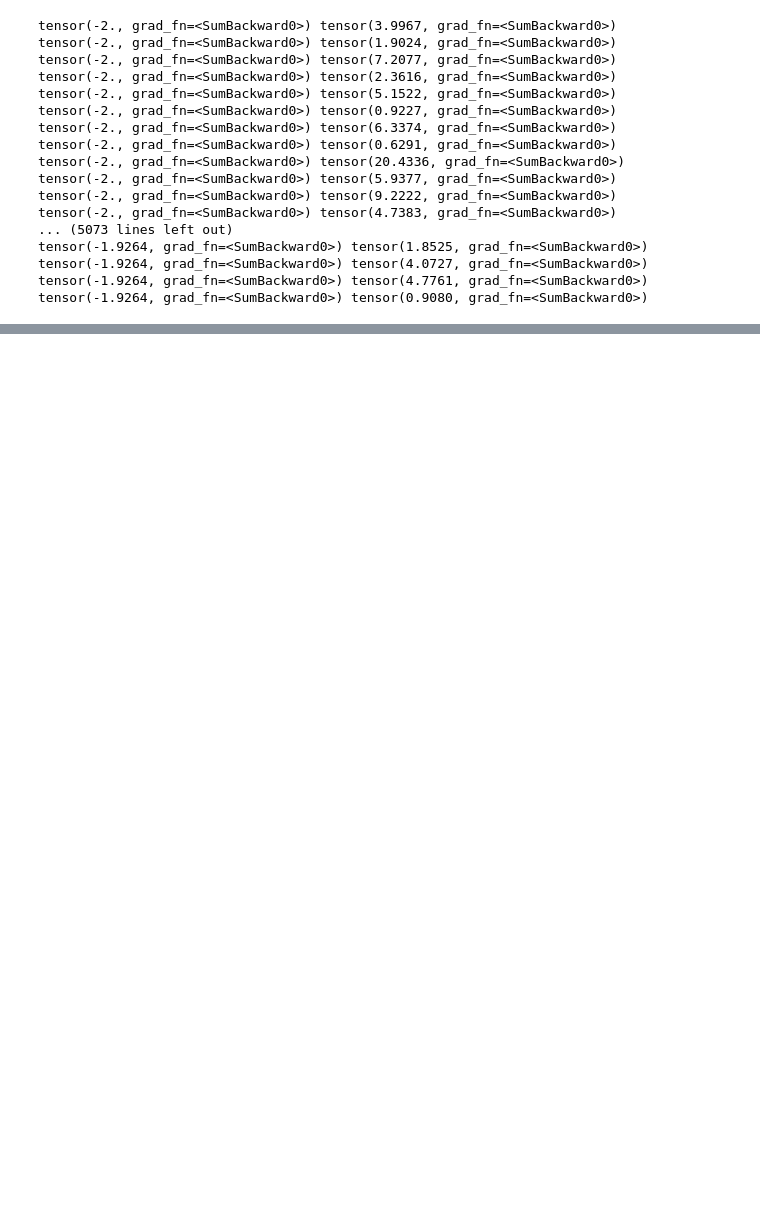
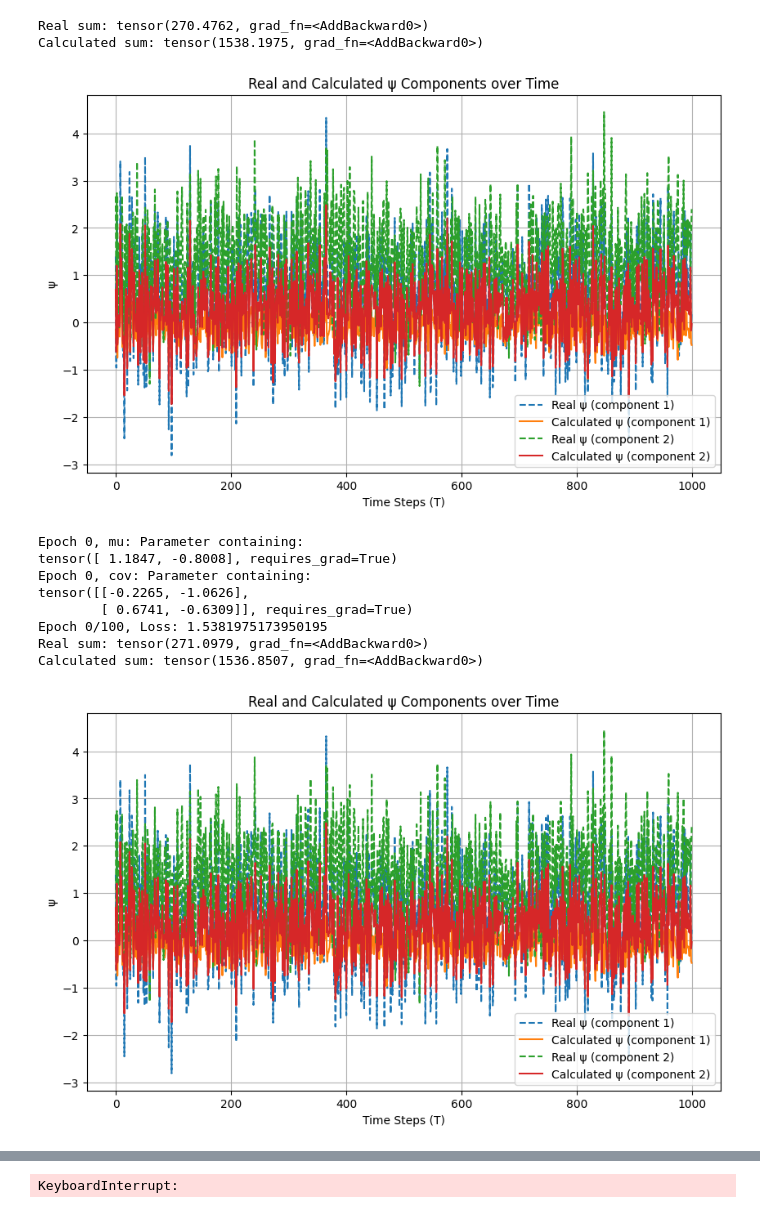
Before and after one commit to katonapng/score_matching, a Jupyter notebook: score_matching.ipynb, the cells around one changed output, grey strips where cells are left out. Drawn from its saved outputs; the diff is of its cells as text; code cells hidden in the pictures; blank space fills up the shorter version.

```diff
--- a/score_matching.ipynb
+++ b/score_matching.ipynb
@@ -11,11 +11,13 @@ import torch.optim as optim
 class Gaussian(nn.Module):
     def __init__(self, dimensions):
         super(Gaussian, self).__init__()
-        # self.mu = nn.Parameter(torch.randn(dimensions, dtype=torch.float32))
-        self.mu = nn.Parameter(torch.tensor([0.0, 0.0], dtype=torch.float32))
-        self.cov = nn.Parameter(torch.eye(dimensions, dtype=torch.float32))
+        self.mu = nn.Parameter(torch.randn(dimensions, dtype=torch.float32))
+        # self.mu = nn.Parameter(torch.tensor([0.0] * dimensions, dtype=torch.float32))
+        # self.M = nn.Parameter(torch.randn(size=[dimensions, dimensions], dtype=torch.float32))
+        self.L = torch.eye(dimensions, dtype=torch.float32)
 
     def forward(self, x):
-        cov_inv = torch.linalg.inv(self.cov)
+        cov = self.L @ self.L.T
+        cov_inv = torch.linalg.inv(cov)
         diff = x - self.mu
         return -0.5 * (diff.T @ cov_inv @ diff)
@@ -34,6 +48,6 @@ def gaussian_J(x_t, mu=torch.tensor([0.0, 0.0]), cov=torch.eye(2, dtype=torch.fl
     cov_inv = torch.linalg.inv(cov)
     diff = x_t - mu
     T = len(x_t)
-    trace_term = -torch.trace(cov)
+    trace_term = -torch.trace(cov_inv)
     quadratic_term = 0.5 * (diff.T @ cov_inv @ diff)
     return trace_term + quadratic_term
@@ -60,7 +138,16 @@ def J(x_t, model):
 # %%
-def optimize_theta_gaussian(x_t_all, dim, num_epochs=1000, learning_rate=1e-3):
+def optimize_theta_gaussian(
+        x_t_all, dim, num_epochs=1000, learning_rate_mu=1e-3,
+        learning_rate_L=1e-4, l2_reg=1e-4, clip_value=1.0,
+    ):
     model = Gaussian(dim)
-    optimizer = optim.Adam(model.parameters(), lr=learning_rate)
+    # optimizer = optim.Adam(model.parameters(), lr=learning_rate)
+    optimizer = torch.optim.Rprop(
+        [
+            {"params": [model.mu], "lr": learning_rate_mu},
+            {"params": [model.L], "lr": learning_rate_L},
+        ]
+    )
     losses = []
     estimated_mus = []
     estimated_covs = []
@@ -71,14 +158,18 @@ def optimize_theta_gaussian(x_t_all, dim, num_epochs=1000, learning_rate=1e-3):
         x_t_tensor = torch.tensor(x_t_all, dtype=torch.float32)
         loss = J(x_t_tensor, model)
 
+        # l2_loss = sum((param ** 2).sum() for param in model.parameters())
+        # loss += l2_reg * l2_loss
+
         loss.backward()
-        # print(f"Epoch {epoch}, mu grad: {model.mu.grad}")
-        # print(f"Epoch {epoch}, cov grad: {model.cov.grad}")
+        torch.nn.utils.clip_grad_norm_(model.parameters(), clip_value)
+        print(f"Epoch {epoch}, mu: {model.mu}")
+        print(f"Epoch {epoch}, cov: {model.L}")
         optimizer.step()
 
         losses.append(loss.item())
         estimated_mus.append(model.mu.detach().numpy().copy())
-        estimated_covs.append(model.cov.detach().numpy().copy())
+        estimated_covs.append((model.L).detach().numpy().copy())
 
         print(f"Epoch {epoch}/{num_epochs}, Loss: {loss.item()}")
 
@@ -108,21 +199,16 @@ plt.show()
 # %%
 epochs = 100
-model, losses, estimated_mus, estimated_covs = optimize_theta_gaussian(x_t_all, dim, num_epochs=epochs, learning_rate=1e-03)
+model, losses, estimated_mus, estimated_covs = optimize_theta_gaussian(x_t_all, dim, num_epochs=epochs, learning_rate_mu=5e-3)
 # %% [output]
-tensor(-2., grad_fn=<SumBackward0>) tensor(3.9967, grad_fn=<SumBackward0>)
-tensor(-2., grad_fn=<SumBackward0>) tensor(1.9024, grad_fn=<SumBackward0>)
-tensor(-2., grad_fn=<SumBackward0>) tensor(7.2077, grad_fn=<SumBackward0>)
-tensor(-2., grad_fn=<SumBackward0>) tensor(2.3616, grad_fn=<SumBackward0>)
-tensor(-2., grad_fn=<SumBackward0>) tensor(5.1522, grad_fn=<SumBackward0>)
-tensor(-2., grad_fn=<SumBackward0>) tensor(0.9227, grad_fn=<SumBackward0>)
-tensor(-2., grad_fn=<SumBackward0>) tensor(6.3374, grad_fn=<SumBackward0>)
-tensor(-2., grad_fn=<SumBackward0>) tensor(0.6291, grad_fn=<SumBackward0>)
-tensor(-2., grad_fn=<SumBackward0>) tensor(20.4336, grad_fn=<SumBackward0>)
-tensor(-2., grad_fn=<SumBackward0>) tensor(5.9377, grad_fn=<SumBackward0>)
-tensor(-2., grad_fn=<SumBackward0>) tensor(9.2222, grad_fn=<SumBackward0>)
-tensor(-2., grad_fn=<SumBackward0>) tensor(4.7383, grad_fn=<SumBackward0>)
-... (5073 lines left out)
-tensor(-1.9264, grad_fn=<SumBackward0>) tensor(1.8525, grad_fn=<SumBackward0>)
-tensor(-1.9264, grad_fn=<SumBackward0>) tensor(4.0727, grad_fn=<SumBackward0>)
-tensor(-1.9264, grad_fn=<SumBackward0>) tensor(4.7761, grad_fn=<SumBackward0>)
-tensor(-1.9264, grad_fn=<SumBackward0>) tensor(0.9080, grad_fn=<SumBackward0>)
+Real sum: tensor(270.4762, grad_fn=<AddBackward0>)
+Calculated sum: tensor(1538.1975, grad_fn=<AddBackward0>)
+[figure, added]
+Epoch 0, mu: Parameter containing:
+tensor([ 1.1847, -0.8008], requires_grad=True)
+Epoch 0, cov: Parameter containing:
+tensor([[-0.2265, -1.0626],
+        [ 0.6741, -0.6309]], requires_grad=True)
+Epoch 0/100, Loss: 1.5381975173950195
+Real sum: tensor(271.0979, grad_fn=<AddBackward0>)
+Calculated sum: tensor(1536.8507, grad_fn=<AddBackward0>)
+[figure, added]
@@ -128,0 +230 @@ tensor(-1.9264, grad_fn=<SumBackward0>) tensor(0.9080, grad_fn=<SumBackward0>)
+KeyboardInterrupt:
```
Also changed, not shown: parts of 18 cells of this notebook.
